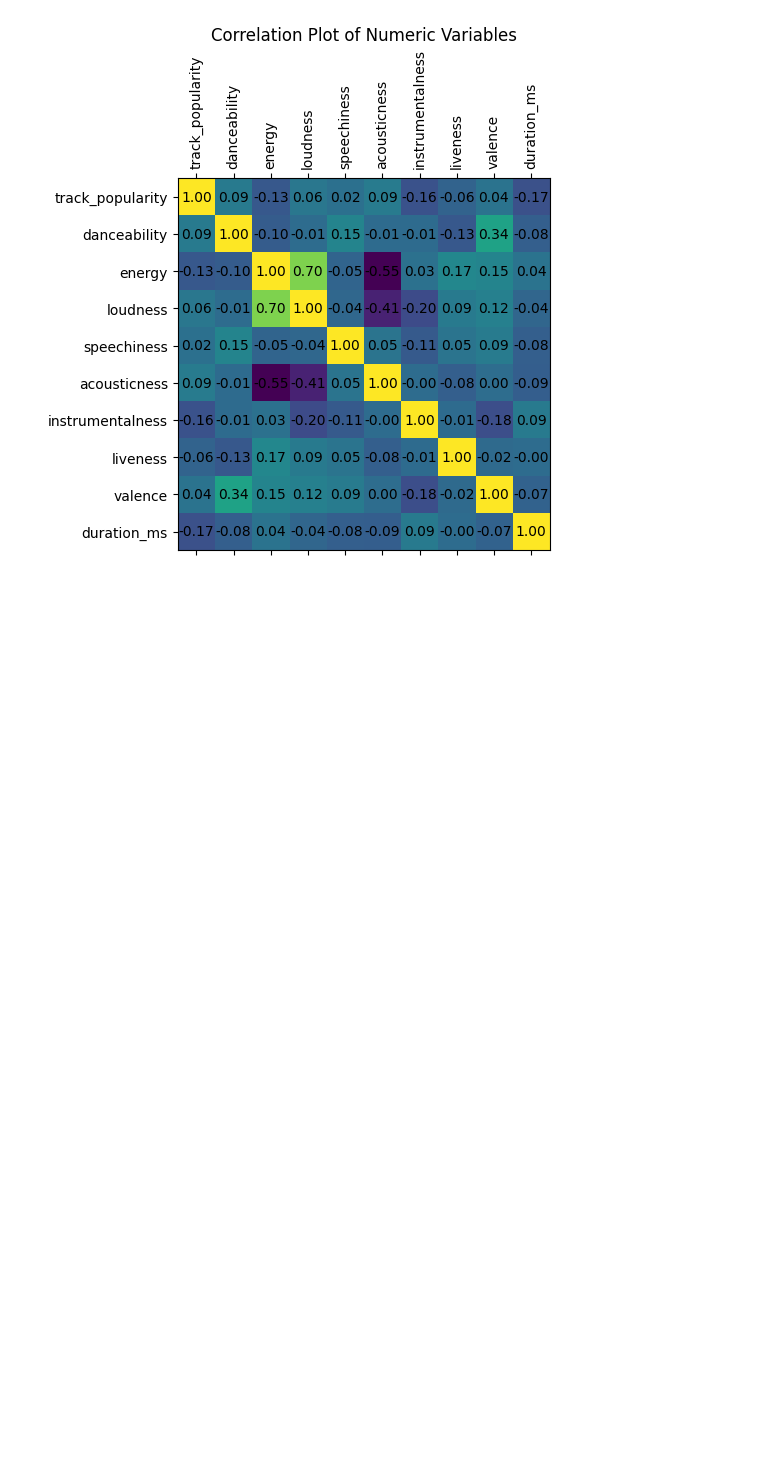
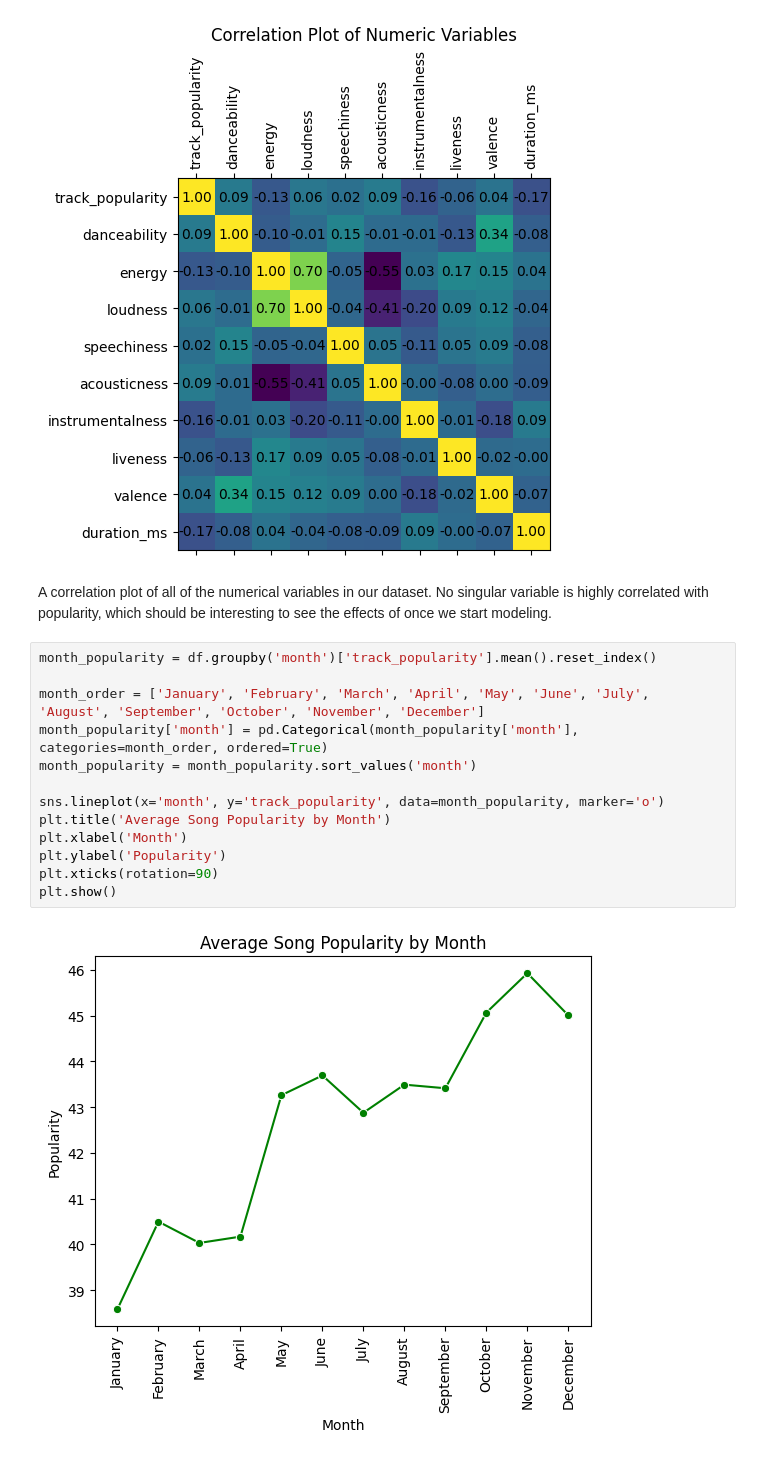
Before and after one commit to maggiecrowner/DS3001-Project, a Jupyter notebook: Project.ipynb, the cells around one changed output. Drawn from its saved outputs; the diff is of its cells as text; blank space fills up the shorter version.

Commit message:
Adding EDA plots

```diff
--- a/Project.ipynb
+++ b/Project.ipynb
@@ -133,3 +133,20 @@ plt.title('Correlation Plot of Numeric Variables')
 plt.show()
 # %% [output]
 [figure]
+# %% [markdown]
+A correlation plot of all of the numerical variables in our dataset. No singular variable is highly correlated with popularity, which should be interesting to see the effects of once we start modeling.
+# %%
+month_popularity = df.groupby('month')['track_popularity'].mean().reset_index()
+
+month_order = ['January', 'February', 'March', 'April', 'May', 'June', 'July', 'August', 'September', 'October', 'November', 'December']
+month_popularity['month'] = pd.Categorical(month_popularity['month'], categories=month_order, ordered=True)
+month_popularity = month_popularity.sort_values('month')
+
+sns.lineplot(x='month', y='track_popularity', data=month_popularity, marker='o')
+plt.title('Average Song Popularity by Month')
+plt.xlabel('Month')
+plt.ylabel('Popularity')
+plt.xticks(rotation=90)
+plt.show()
+# %% [output]
+[figure, added]
```
Also changed, not shown: parts of 1 cell of this notebook.
